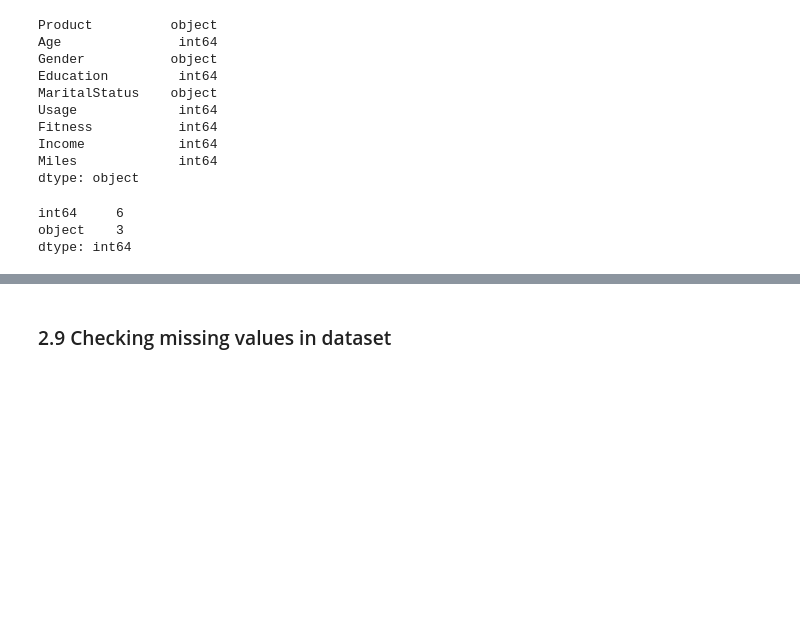
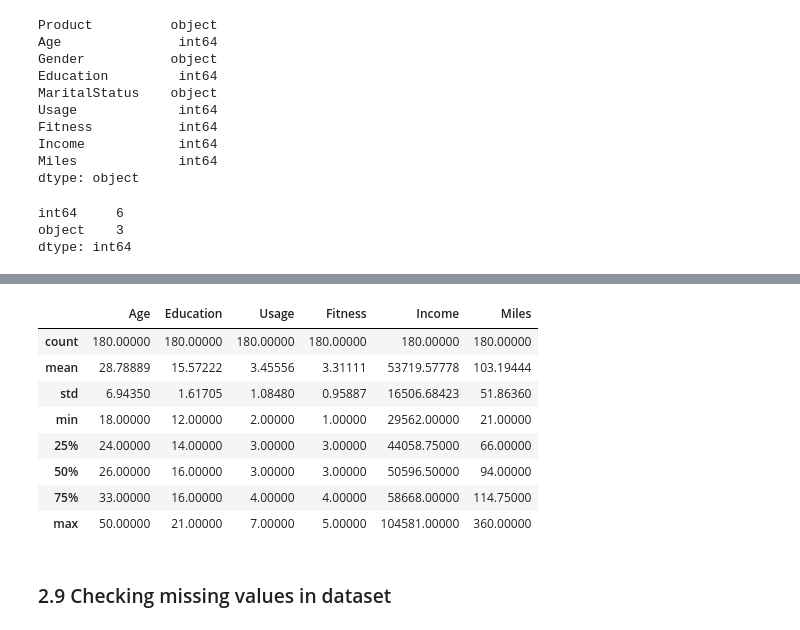
Before and after one commit to sirhomersimpson/pgp-aiml, a Jupyter notebook: fundamentals_aiml/cardio_good_fitness_project.ipynb, the cells around one changed output, grey strips where cells are left out. Drawn from its saved outputs; the diff is of its cells as text; code cells hidden in the pictures; blank space fills up the shorter version.

```diff
--- a/fundamentals_aiml/cardio_good_fitness_project.ipynb
+++ b/fundamentals_aiml/cardio_good_fitness_project.ipynb
@@ -151,2 +190,14 @@ dtype: int64
+# %%
+cardio_dataset.describe()
+# %% [output]
+|  | Age | Education | Usage | Fitness | Income | Miles |
+| count | 180.00000 | 180.00000 | 180.00000 | 180.00000 | 180.00000 | 180.00000 |
+| mean | 28.78889 | 15.57222 | 3.45556 | 3.31111 | 53719.57778 | 103.19444 |
+| std | 6.94350 | 1.61705 | 1.08480 | 0.95887 | 16506.68423 | 51.86360 |
+| min | 18.00000 | 12.00000 | 2.00000 | 1.00000 | 29562.00000 | 21.00000 |
+| 25% | 24.00000 | 14.00000 | 3.00000 | 3.00000 | 44058.75000 | 66.00000 |
+| 50% | 26.00000 | 16.00000 | 3.00000 | 3.00000 | 50596.50000 | 94.00000 |
+| 75% | 33.00000 | 16.00000 | 4.00000 | 4.00000 | 58668.00000 | 114.75000 |
+| max | 50.00000 | 21.00000 | 7.00000 | 5.00000 | 104581.00000 | 360.00000 |
 # %% [markdown]
 ### 2.9 Checking missing values in dataset
```
Also changed, not shown: parts of 13 cells of this notebook.
